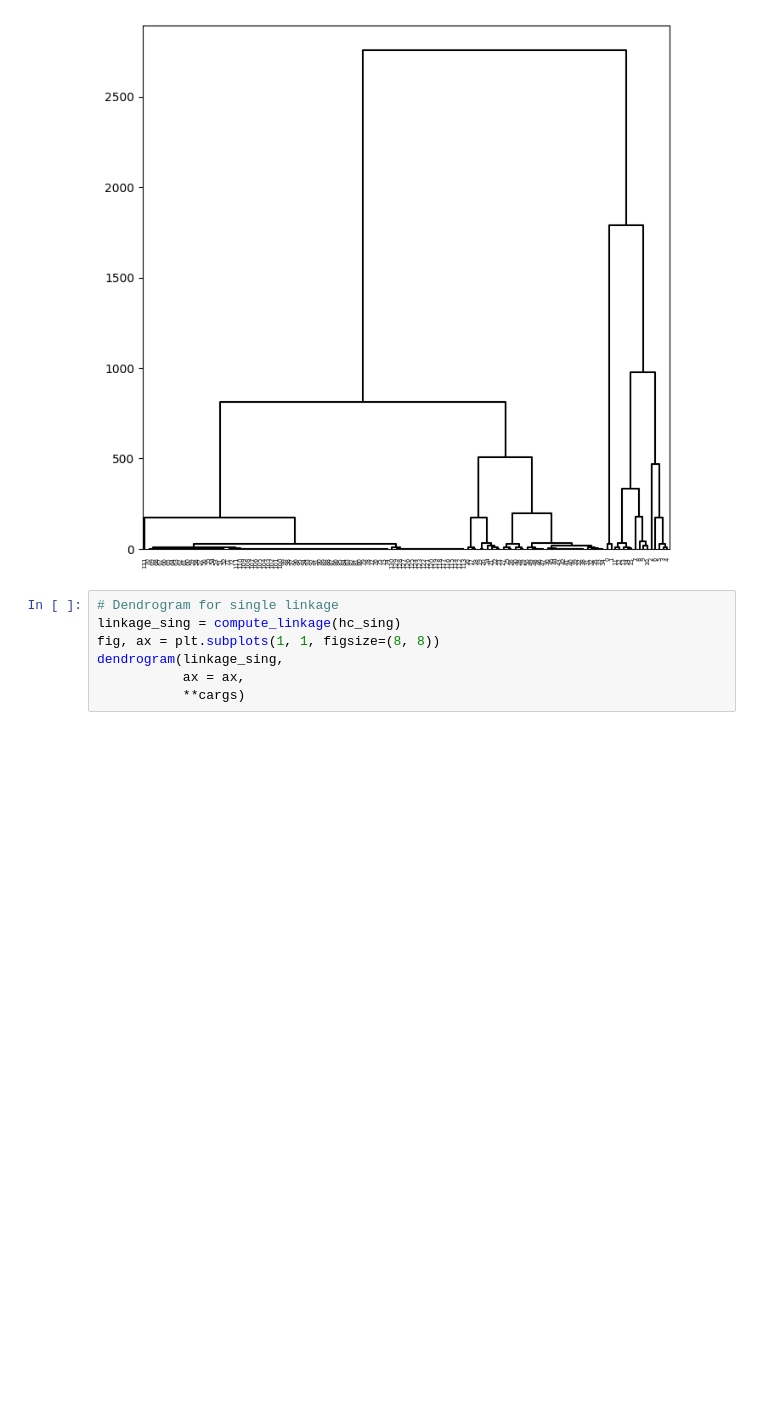
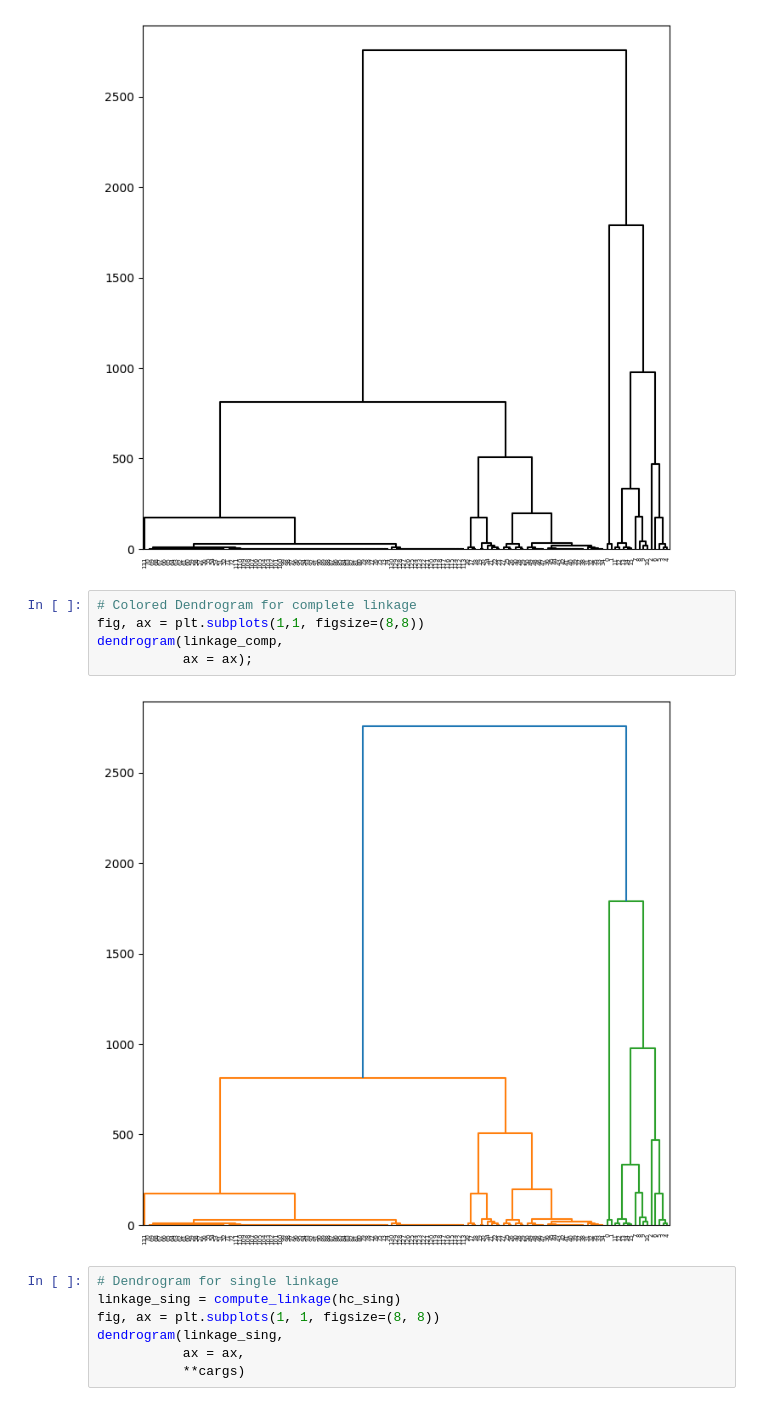
Before and after one commit to jmudong/Disease_Clustering, a Jupyter notebook: clustering.ipynb, the cells around one changed output. Saved outputs shown, nothing was run; the diff lists cells and outputs as text; blank space fills up the shorter version.

Commit message:
added colored dendrograms

```diff
--- a/clustering.ipynb
+++ b/clustering.ipynb
@@ -247,6 +247,13 @@ dendrogram(linkage_comp,
   'black',
   'black']}
 [figure]
+# %%
+# Colored Dendrogram for complete linkage
+fig, ax = plt.subplots(1,1, figsize=(8,8))
+dendrogram(linkage_comp,
+           ax = ax);
+# %% [output]
+[figure, added]
 # %%
 # Dendrogram for single linkage
 linkage_sing = compute_linkage(hc_sing)
```
Also changed, not shown: parts of 2 cells of this notebook.
